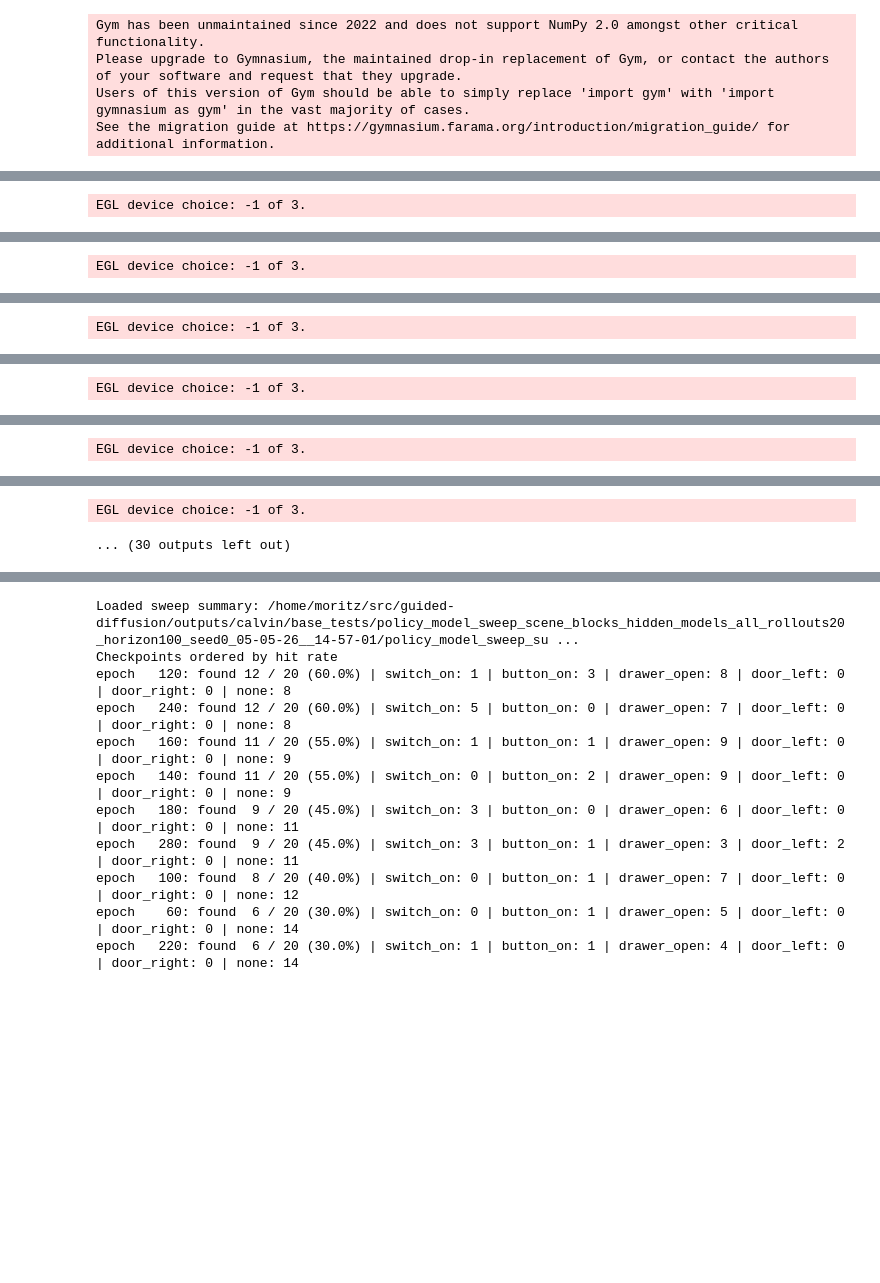
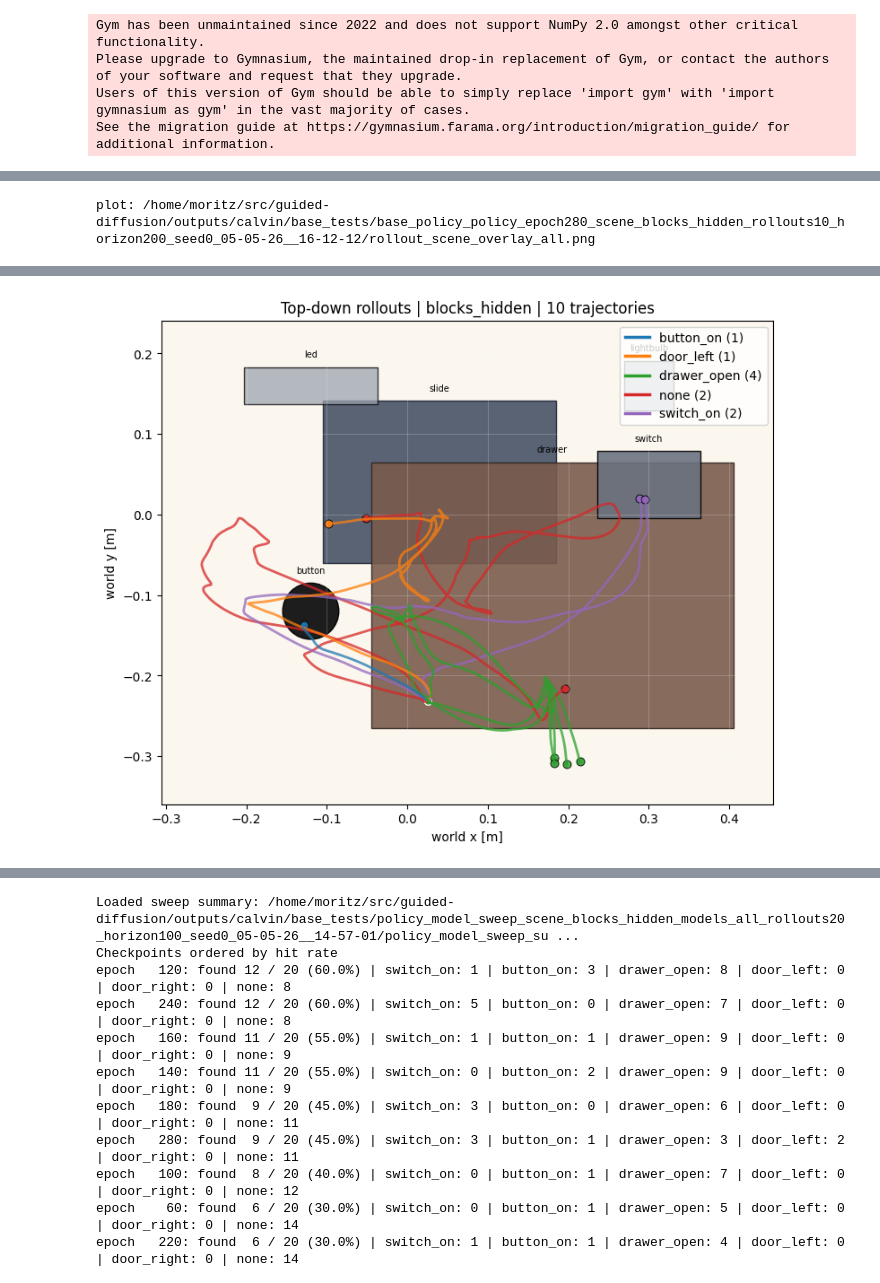
Before and after one commit to moritz-zoellner/guided-diffusion, a Jupyter notebook: calvin_experiments/env_playground.ipynb, the cells around one changed output, grey strips where cells are left out. Cells and saved outputs as stored; diff of their text form; code cells hidden in the pictures; blank space fills up the shorter version.

```diff
--- a/calvin_experiments/env_playground.ipynb
+++ b/calvin_experiments/env_playground.ipynb
@@ -67,18 +69,11 @@ device = TorchUtils.get_torch_device(try_to_use_cuda=True)
 policy, ckpt_dict = FileUtils.policy_from_checkpoint(
     ckpt_path=str(checkpoint_path),
     device=device,
-    verbose=True,
+    verbose=False,
 )
 
-env, _ = FileUtils.env_from_checkpoint(
-    ckpt_dict=ckpt_dict,
-    render=False,
-    render_offscreen=True,
-    verbose=True,
-)
-if not is_env_connected(env):
-    raise RuntimeError("Loaded env is disconnected immediately after env_from_checkpoint.")
-base_env_state = {key: np.asarray(value, dtype=np.float32).copy() for key, value in env.get_state().items()}
+drop_env_quietly(globals())
+env, base_env_state = load_fresh_env_from_checkpoint(ckpt_dict, suppress_output=True)
 loaded_checkpoint_path = checkpoint_path
 print(f"Loaded policy and env once from: {loaded_checkpoint_path}")
 print(f"Policy epoch: {POLICY_EPOCH}")
@@ -102,27 +89,15 @@ Loaded policy and env once from: /home/moritz/src/guided-diffusion/outputs/calvi
 Policy epoch: epoch280
 # %%
 # run base policy rollouts
-GLOBAL_SEED = 2
+GLOBAL_SEED = 0
 ROBOT_STATE_OVERRIDE = None
-NUM_ROLLOUTS = 20
-HORIZON = 100
+NUM_ROLLOUTS = 10
+HORIZON = 200
 STOP_ON_BEHAVIOR = True
 FOR_DISPLAY_STOP = False
-RECREATE_ENV_EACH_ROLLOUT = True  # Avoid hidden PyBullet/CALVIN state leaking across notebook reruns.
 
-if "policy" not in globals() or "env" not in globals():
+if "policy" not in globals() or "ckpt_dict" not in globals():
     raise RuntimeError("Run the policy loading cell before running rollouts.")
-if not RECREATE_ENV_EACH_ROLLOUT and not is_env_connected(env):
-    if "ckpt_dict" not in globals():
-        raise RuntimeError("Loaded env is disconnected and ckpt_dict is unavailable. Rerun the policy loading cell.")
-    print("Loaded env is disconnected; recreating env from checkpoint metadata.")
-    env, _ = FileUtils.env_from_checkpoint(
-        ckpt_dict=ckpt_dict,
-        render=False,
-        render_offscreen=True,
-        verbose=True,
-    )
-    base_env_state = {key: np.asarray(value, dtype=np.float32).copy() for key, value in env.get_state().items()}
 
 video_cfg = load_json_config(VISUALIZATION_CONFIG_PATH)
 scene_cfg = load_json_config(SCENE_CONFIG_PATH)
@@ -153,23 +128,12 @@ policy_rollout_summaries = []
 seed_everything(GLOBAL_SEED)
 for rollout_idx in range(num_rollouts):
     rollout_seed = None if GLOBAL_SEED is None else GLOBAL_SEED + rollout_idx
-    if RECREATE_ENV_EACH_ROLLOUT:
-        if is_env_connected(env):
-            try:
-                CalvinRolloutUtils.get_calvin_unwrapped_env(env).close()
-            except Exception:
-                pass
-        seed_everything(rollout_seed)
-        env, _ = FileUtils.env_from_checkpoint(
-            ckpt_dict=ckpt_dict,
-            render=False,
-            render_offscreen=True,
-            verbose=False,
-        )
-        if not is_env_connected(env):
-            raise RuntimeError("Recreated env is disconnected immediately after env_from_checkpoint.")
-        base_env_state = {key: np.asarray(value, dtype=np.float32).copy() for key, value in env.get_state().items()}
-
+    drop_env_quietly(globals())
+    env, base_env_state = load_fresh_env_from_checkpoint(
+        ckpt_dict,
+        seed=rollout_seed,
+        suppress_output=True,
+    )
     fixed_scene, fixed_robot, scene_cfg = fixed_scene_robot_from_config(base_env_state, SCENE_CONFIG_PATH, ROBOT_STATE_OVERRIDE)
     seed_everything(rollout_seed)
     policy.start_episode()
@@ -267,4 +231,9 @@ if policy_rollout_summaries:
         display(Video(filename=str(policy_rollout_summaries[0]["video"]), embed=True))
     except Exception as exc:
         print(f"Inline video display skipped: {exc}")
+
+if "policy_rollout_summaries" not in globals() or not policy_rollout_summaries:
+    print("Run the policy rollout cell above first; it writes trace .npz files for plotting.")
+else:
+    plot_rollouts_from_trace_summaries(policy_rollout_summaries)
 # %% [output]
@@ -288 +258 @@ ven = NVIDIA Corporation
-EGL device choice: -1 of 3.
+plot: /home/moritz/src/guided-diffusion/outputs/calvin/base_tests/base_policy_policy_epoch280_scene_blocks_hidden_rollouts10_horizon200_seed0_05-05-26__16-12-12/rollout_scene_overlay_all.png
@@ -306 +258,0 @@ ven = NVIDIA Corporation
-EGL device choice: -1 of 3.
@@ -324 +258,0 @@ ven = NVIDIA Corporation
-EGL device choice: -1 of 3.
@@ -342 +258,0 @@ ven = NVIDIA Corporation
-EGL device choice: -1 of 3.
@@ -360 +258,0 @@ ven = NVIDIA Corporation
-EGL device choice: -1 of 3.
@@ -378,3 +259,2 @@ ven = NVIDIA Corporation
-EGL device choice: -1 of 3.
-... (30 outputs left out)
+[figure, added]
 # %%
```
Also changed, not shown: parts of 6 cells of this notebook, 2 other files.
